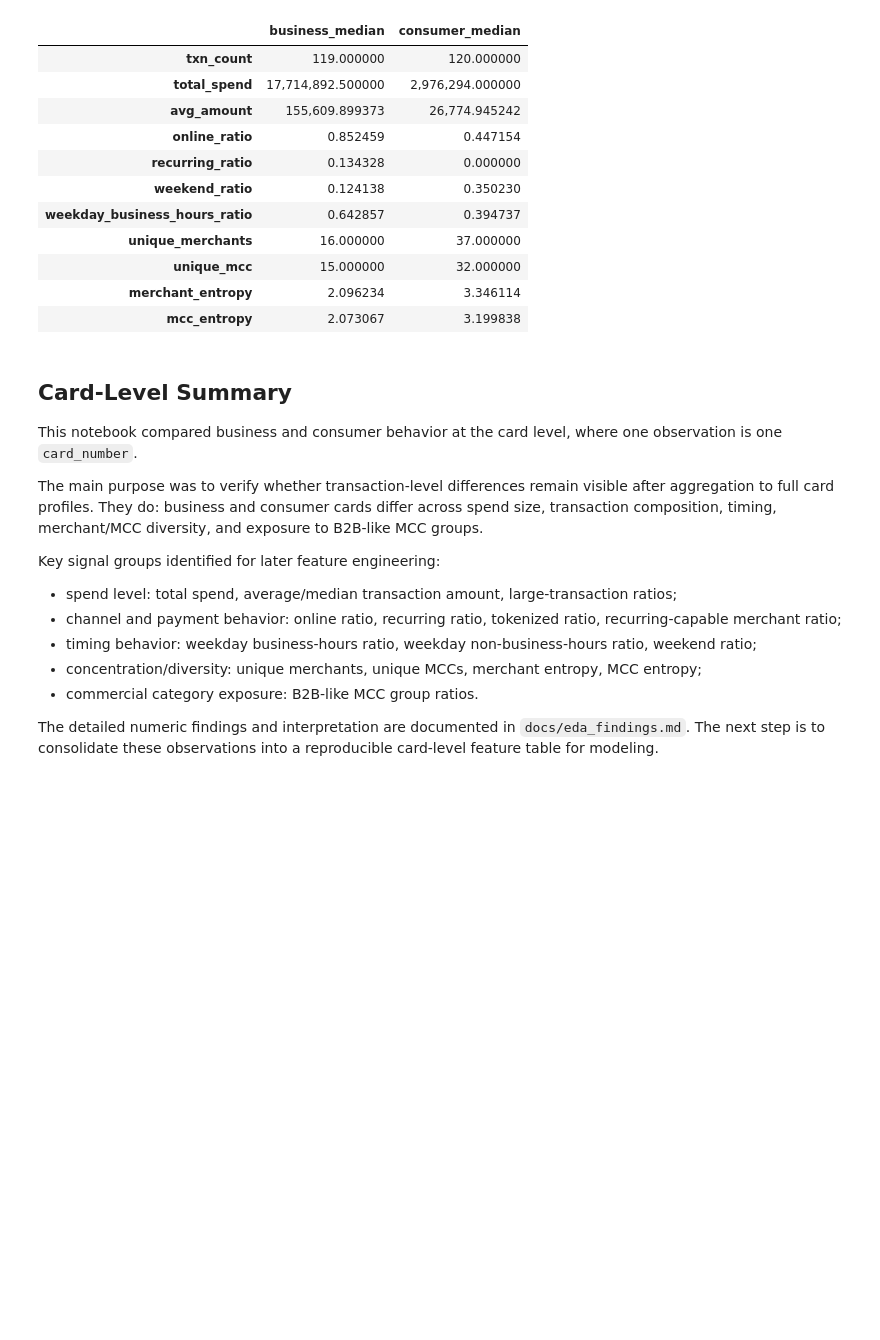
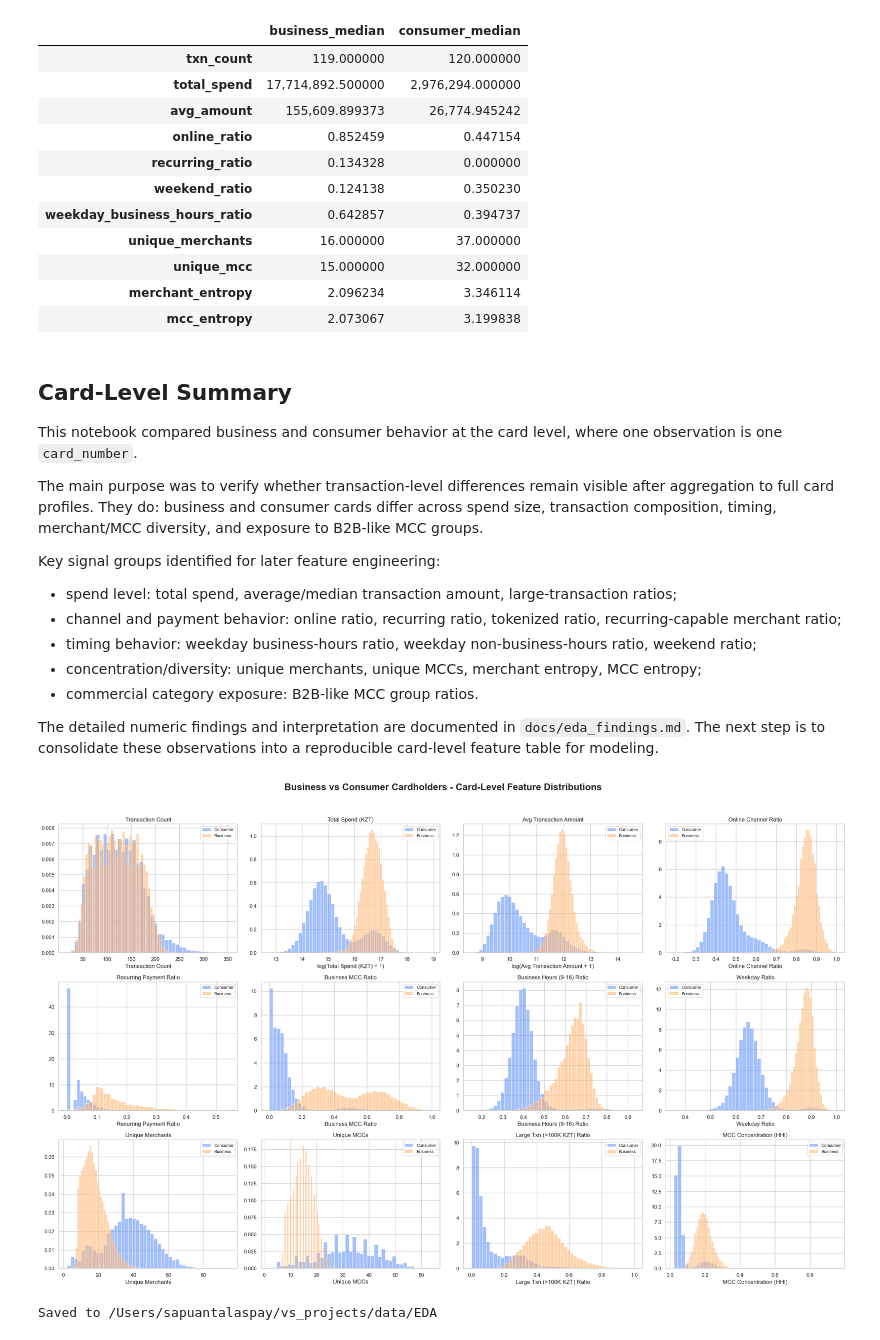
Before and after one commit to tsapuanq/MDQ, a Jupyter notebook: EDA/03_card_level_behavior.ipynb, the cells around one changed output. Cells and saved outputs as stored; diff of their text form; code cells hidden in the pictures; blank space fills up the shorter version.

```diff
--- a/EDA/03_card_level_behavior.ipynb
+++ b/EDA/03_card_level_behavior.ipynb
@@ -691,0 +747,64 @@ The detailed numeric findings and interpretation are documented in `docs/eda_fin
+# %%
+plot_specs = [
+    ("txn_count", "Transaction Count", False),
+    ("total_spend", "Total Spend (KZT)", True),
+    ("avg_amount", "Avg Transaction Amount", True),
+    ("online_ratio", "Online Channel Ratio", False),
+    ("recurring_ratio", "Recurring Payment Ratio", False),
+    ("business_mcc_ratio", "Business MCC Ratio", False),
+    ("business_hours_ratio", "Business Hours (9-18) Ratio", False),
+    ("weekday_ratio", "Weekday Ratio", False),
+    ("unique_merchants", "Unique Merchants", False),
+    ("unique_mcc", "Unique MCCs", False),
+    ("large_txn_100k_ratio", "Large Txn (>100K KZT) Ratio", False),
+    ("mcc_hhi", "MCC Concentration (HHI)", False),
+]
+
+colors = {
+    "Consumer": "#5B8FF9",
+    "Business": "#FFB26B",
+}
+
+fig, axes = plt.subplots(3, 4, figsize=(24, 15))
+axes = axes.ravel()
+
+for ax, (col, title, use_log) in zip(axes, plot_specs):
+    for segment in ["Consumer", "Business"]:
+        data = viz_df.loc[viz_df["segment"] == segment, col].dropna()
+
+        if use_log:
+            data = np.log1p(data)
+            xlabel = f"log({title} + 1)"
+        else:
+            xlabel = title
+
+        sns.histplot(
+            data,
+            bins=45,
+            stat="density",
+            alpha=0.55,
+            color=colors[segment],
+            label=segment,
+            ax=ax,
+        )
+
+    ax.set_title(title, fontsize=12)
+    ax.set_xlabel(xlabel)
+    ax.set_ylabel("")
+    ax.legend(fontsize=9)
+
+fig.suptitle(
+    "Business vs Consumer Cardholders - Card-Level Feature Distributions",
+    fontsize=20,
+    fontweight="bold",
+    y=0.995,
+)
+
+plt.tight_layout(rect=[0, 0, 1, 0.97])
+plt.savefig(FIG_PATH, dpi=180, bbox_inches="tight")
+plt.show()
+
+print(f"Saved to {FIG_PATH}")
+# %% [output]
+[figure, added]
+Saved to /Users/sapuantalaspay/vs_projects/data/EDA
```
Also changed, not shown: parts of 1 cell of this notebook, 3 other files.
